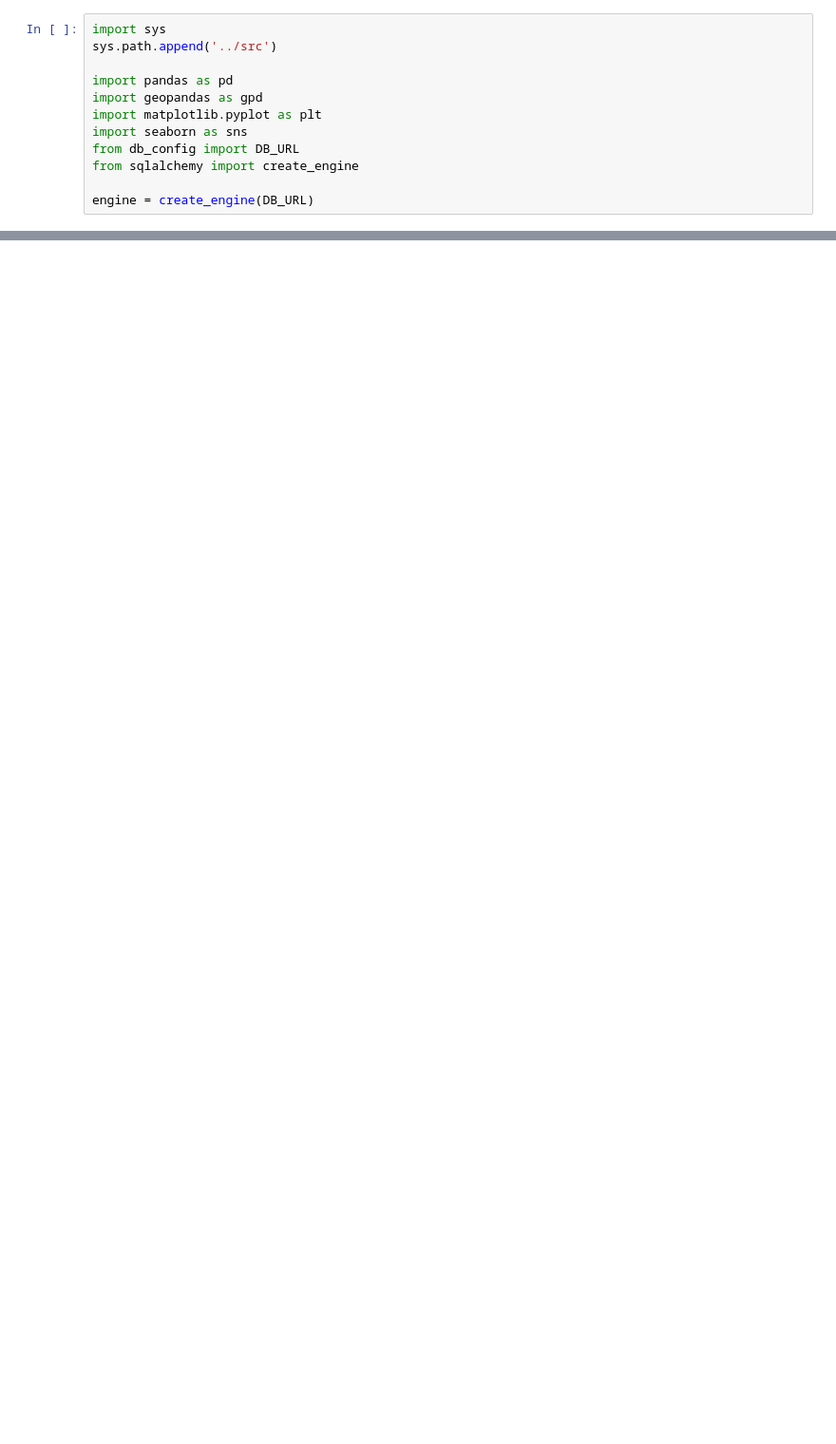
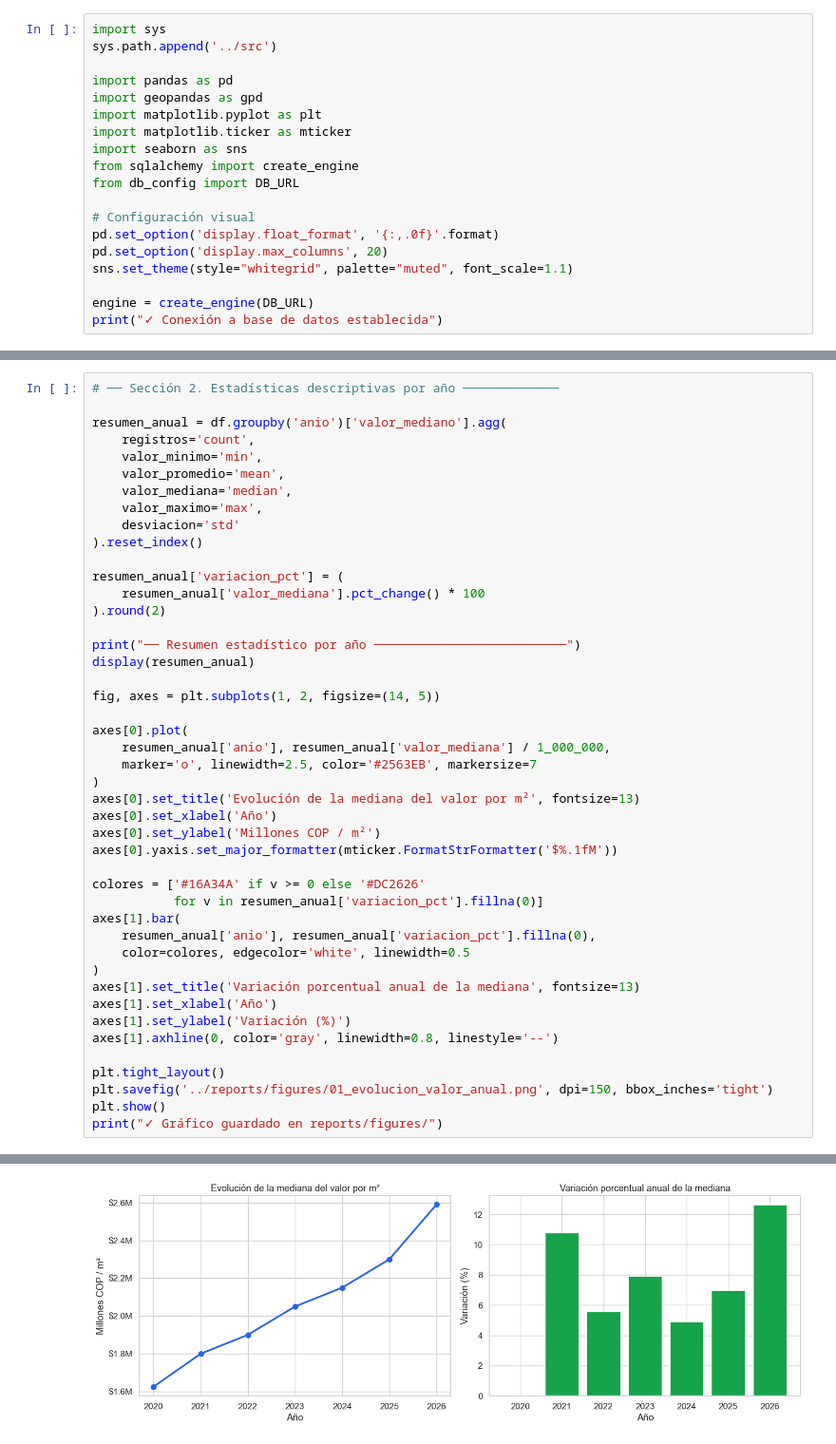
Before and after one commit to kenpama28-commits/colombia-mercado-inmobiliario_v2, a Jupyter notebook: notebooks/01_exploracion_eda.ipynb, the cells around one changed output, grey strips where cells are left out. Shown at 95% size. Saved outputs shown, nothing was run; the diff lists cells and outputs as text; blank space fills up the shorter version.

```diff
--- a/notebooks/01_exploracion_eda.ipynb
+++ b/notebooks/01_exploracion_eda.ipynb
@@ -9,8 +37,15 @@ sys.path.append('../src')
 import pandas as pd
 import geopandas as gpd
 import matplotlib.pyplot as plt
+import matplotlib.ticker as mticker
 import seaborn as sns
+from sqlalchemy import create_engine
 from db_config import DB_URL
-from sqlalchemy import create_engine
+
+# Configuración visual
+pd.set_option('display.float_format', '{:,.0f}'.format)
+pd.set_option('display.max_columns', 20)
+sns.set_theme(style="whitegrid", palette="muted", font_scale=1.1)
 
 engine = create_engine(DB_URL)
+print("✓ Conexión a base de datos establecida")
@@ -36,0 +97,46 @@ engine = create_engine(DB_URL)
+# %%
+# ── Sección 2. Estadísticas descriptivas por año ─────────────
+
+resumen_anual = df.groupby('anio')['valor_mediano'].agg(
+    registros='count',
+    valor_minimo='min',
+    valor_promedio='mean',
+    valor_mediana='median',
+    valor_maximo='max',
+    desviacion='std'
+).reset_index()
+
+resumen_anual['variacion_pct'] = (
+    resumen_anual['valor_mediana'].pct_change() * 100
+).round(2)
+
+print("── Resumen estadístico por año ──────────────────────────")
+display(resumen_anual)
+
+fig, axes = plt.subplots(1, 2, figsize=(14, 5))
+
+axes[0].plot(
+    resumen_anual['anio'], resumen_anual['valor_mediana'] / 1_000_000,
+    marker='o', linewidth=2.5, color='#2563EB', markersize=7
+)
+axes[0].set_title('Evolución de la mediana del valor por m²', fontsize=13)
+axes[0].set_xlabel('Año')
+axes[0].set_ylabel('Millones COP / m²')
+axes[0].yaxis.set_major_formatter(mticker.FormatStrFormatter('$%.1fM'))
+
+colores = ['#16A34A' if v >= 0 else '#DC2626'
+           for v in resumen_anual['variacion_pct'].fillna(0)]
+axes[1].bar(
+    resumen_anual['anio'], resumen_anual['variacion_pct'].fillna(0),
+    color=colores, edgecolor='white', linewidth=0.5
+)
+axes[1].set_title('Variación porcentual anual de la mediana', fontsize=13)
+axes[1].set_xlabel('Año')
+axes[1].set_ylabel('Variación (%)')
+axes[1].axhline(0, color='gray', linewidth=0.8, linestyle='--')
+
+plt.tight_layout()
+plt.savefig('../reports/figures/01_evolucion_valor_anual.png', dpi=150, bbox_inches='tight')
+plt.show()
+print("✓ Gráfico guardado en reports/figures/")
+# %% [output]
@@ -36,0 +152 @@ engine = create_engine(DB_URL)
+[figure, added]
```
Also changed, not shown: parts of 30 cells of this notebook, 4 other files.
